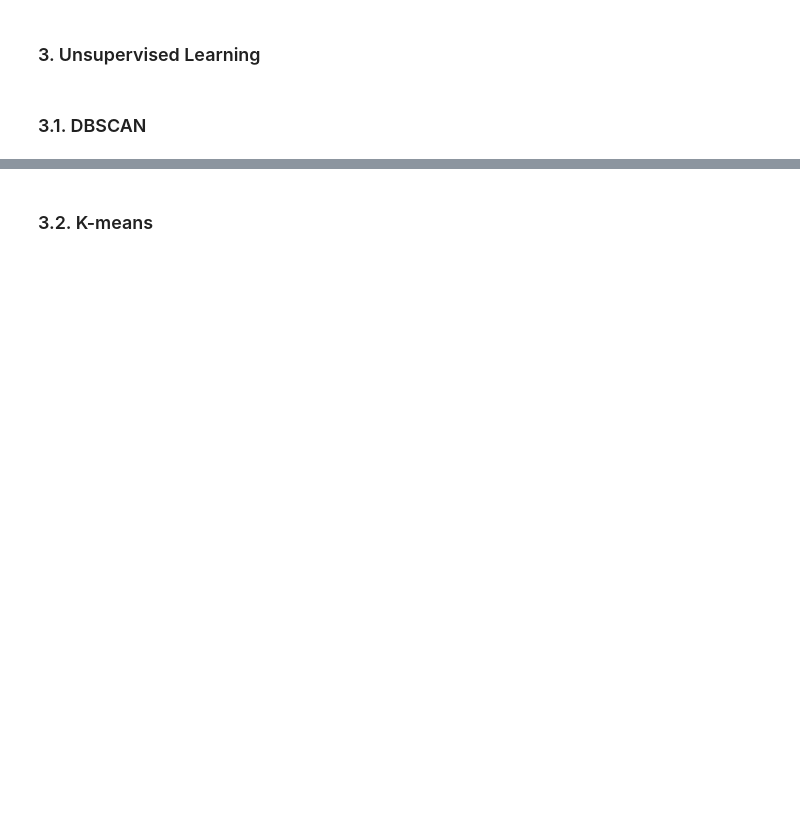
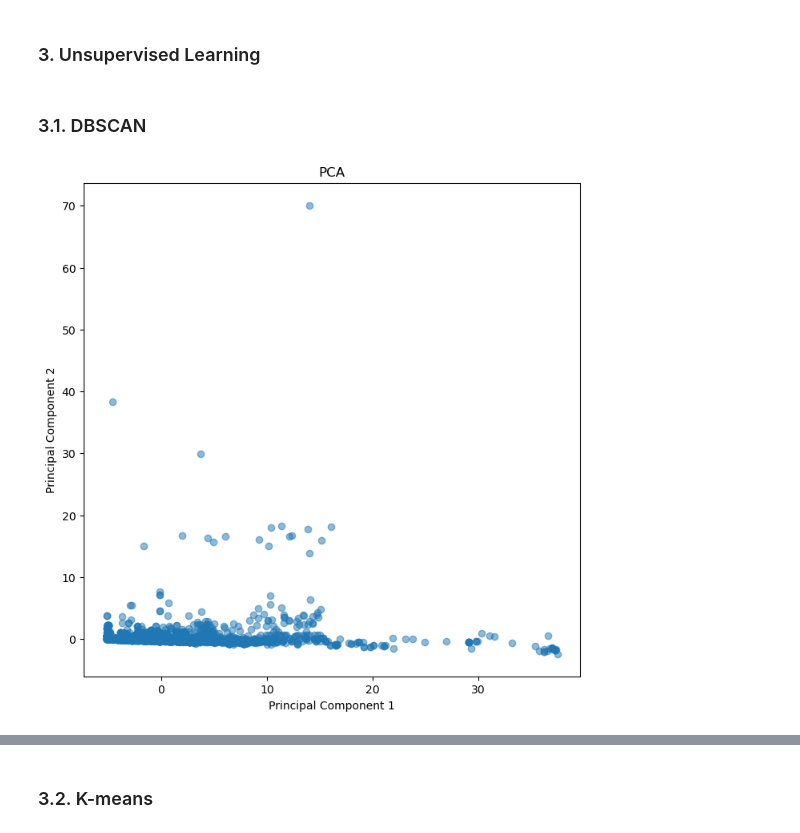
Before and after one commit to deepamino/proteinsClassification, a Jupyter notebook: pruebas.ipynb, the cells around one changed output, grey strips where cells are left out. Drawn from its saved outputs; the diff is of its cells as text; code cells hidden in the pictures; blank space fills up the shorter version.

```diff
--- a/pruebas.ipynb
+++ b/pruebas.ipynb
@@ -74,0 +75,22 @@ len(df['encoded_sequence'][0])
+# %%
+def alpha(i, n):
+    return (n - i) * 1 / n
+
+aminoacids = list('ACDEFGHIKLMNPQRSTVWYXBJU')
+dict_amino = {amino: idx for idx, amino in enumerate(aminoacids)}
+
+
+def get_vector(seq, alpha,n):
+    v = np.zeros(len(aminoacids))
+    for i in range(len(seq)):
+        pos = dict_amino[seq[i]]
+        v[pos] += 1 * alpha(i, n)
+    return v
+
+def get_vector_individual(seq, alpha):
+    n = len(seq)
+    v = np.zeros(len(aminoacids))
+    for i in range(len(seq)):
+        pos = dict_amino[seq[i]]
+        v[pos] += 1 * alpha(i, n)
+    return v
@@ -74,0 +106,6 @@ len(df['encoded_sequence'][0])
+# %%
+n = max(len(record['sequence']) for record in data)
+print(n)
+v = get_vector(df['sequence'][0], alpha, n)
+df['vector'] = df['sequence'].apply(lambda x: get_vector(x, alpha, n))
+df['vector_individual'] = df['sequence'].apply(lambda x: get_vector_individual(x, alpha))
@@ -76,4 +115,20 @@ len(df['encoded_sequence'][0])
 ### 3. Unsupervised Learning
 # %% [markdown]
 ### 3.1. DBSCAN
+# %%
+pca = PCA(n_components=2)
+X = np.array(df['vector'].tolist())
+X = StandardScaler().fit_transform(X)
+principalComponents = pca.fit_transform(X)
+
+#graficar
+plt.figure(figsize=(8, 8))
+plt.scatter(principalComponents[:, 0], principalComponents[:, 1], alpha=0.5)
+plt.xlabel('Principal Component 1')
+plt.ylabel('Principal Component 2')
+plt.title('PCA')
+
+plt.show()
+# %% [output]
+[figure, added]
 # %%
```
Also changed, not shown: parts of 8 cells of this notebook, 1 other file.
